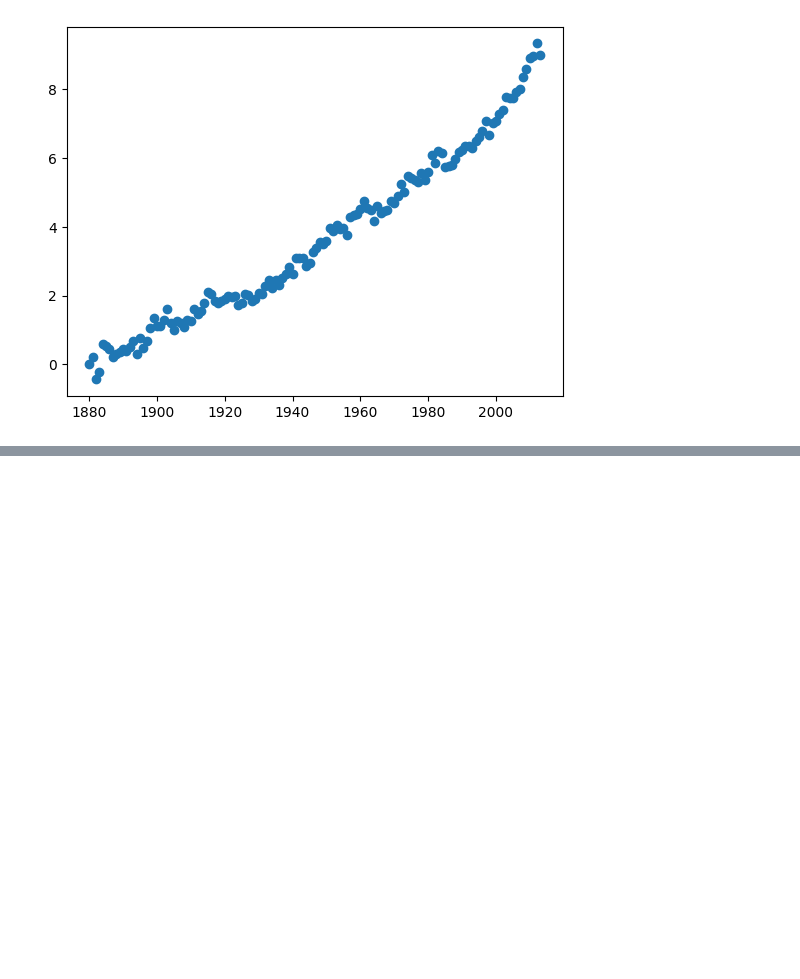
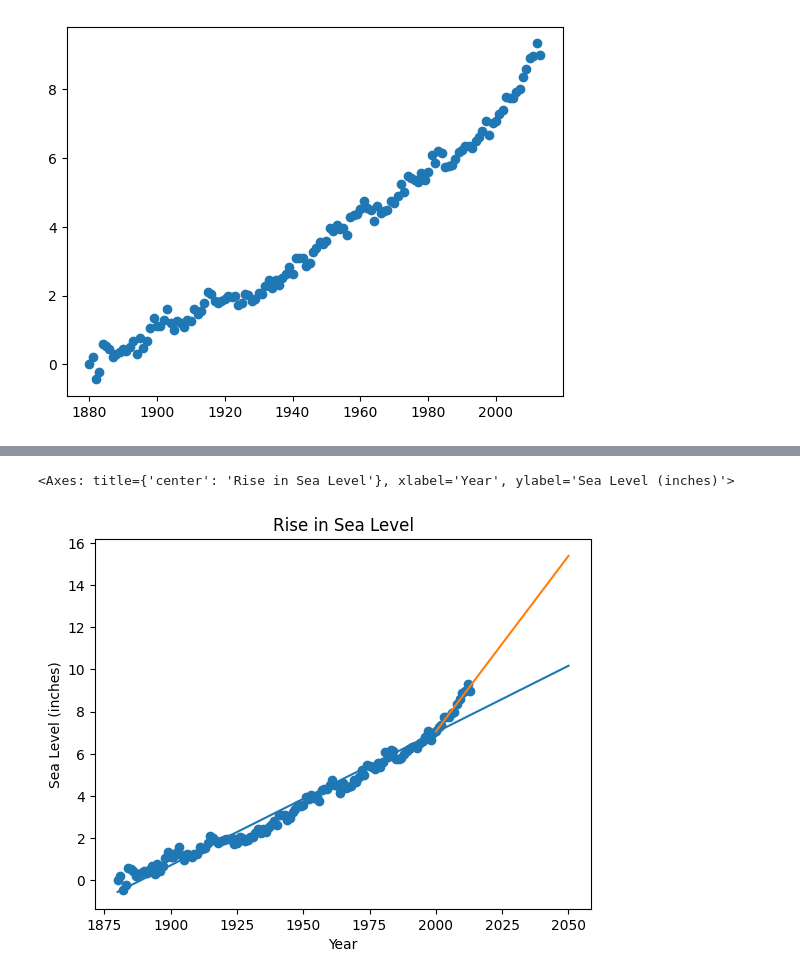
Before and after one commit to d0artG/Sea-Level-Predictor, a Jupyter notebook: testes.ipynb, the cells around one changed output, grey strips where cells are left out. Cells and saved outputs as stored; diff of their text form; code cells hidden in the pictures; blank space fills up the shorter version.

```diff
--- a/testes.ipynb
+++ b/testes.ipynb
@@ -36,21 +44,30 @@ plt.plot(df["Year"], first.intercept + first.slope*df["Year"], 'r', label='fitte
 # %%
 def draw_plot():
     # Read data from file
-
+    df=pd.read_csv("epa-sea-level.csv")
 
 
     # Create scatter plot
-
+    fig, ax = plt.subplots()
+    ax.scatter(df["Year"],df["CSIRO Adjusted Sea Level"])
 
     # Create first line of best fit
-
+    first=linregress(df["Year"],df["CSIRO Adjusted Sea Level"])
+    ax.plot(range(1880, 2051, 1), first.intercept + first.slope*range(1880, 2051, 1))
 
     # Create second line of best fit
-
+    df_second=df[df["Year"]>=2000]
+    second=linregress(df_second["Year"],df_second["CSIRO Adjusted Sea Level"])
+    ax.plot(range(df_second["Year"].min(), 2051, 1), second.intercept + second.slope*range(df_second["Year"].min(), 2051, 1))
 
     # Add labels and title
-
+    ax.set(xlabel='Year', ylabel='Sea Level (inches)',title="Rise in Sea Level")
 
     # Save plot and return data for testing (DO NOT MODIFY)
     plt.savefig('sea_level_plot.png')
     return plt.gca()
+# %%
+draw_plot()
+# %% [output]
+<Axes: title={'center': 'Rise in Sea Level'}, xlabel='Year', ylabel='Sea Level (inches)'>
+[figure, added]
```
Also changed, not shown: parts of 3 cells of this notebook.
